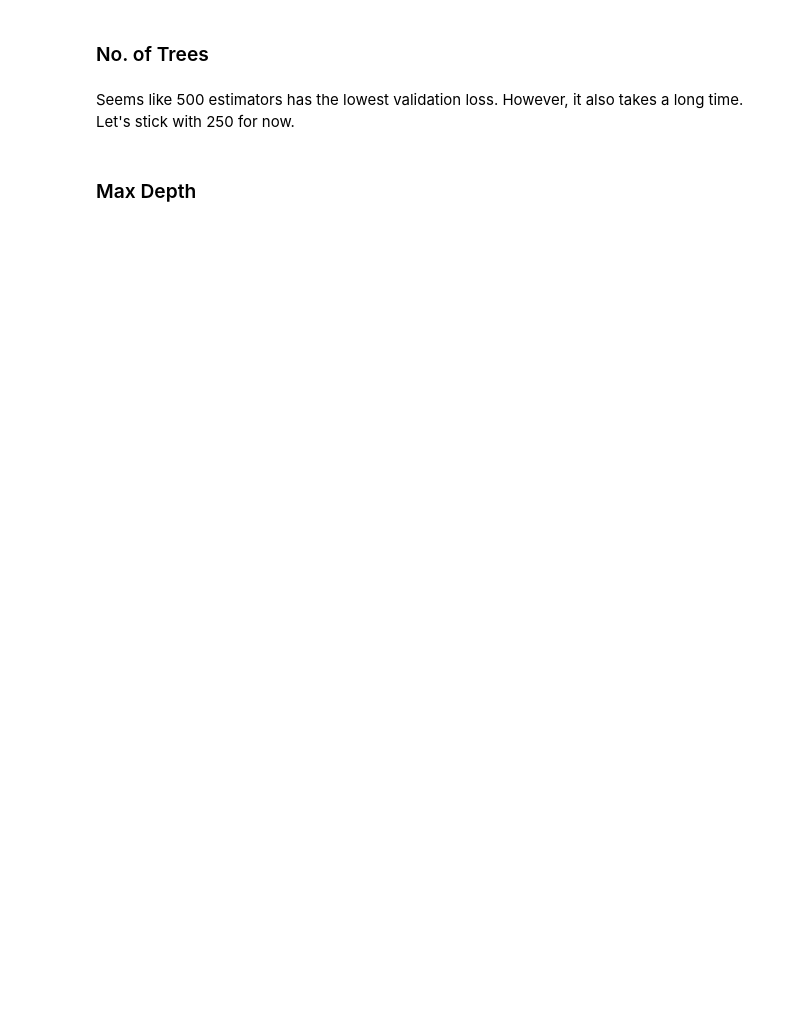
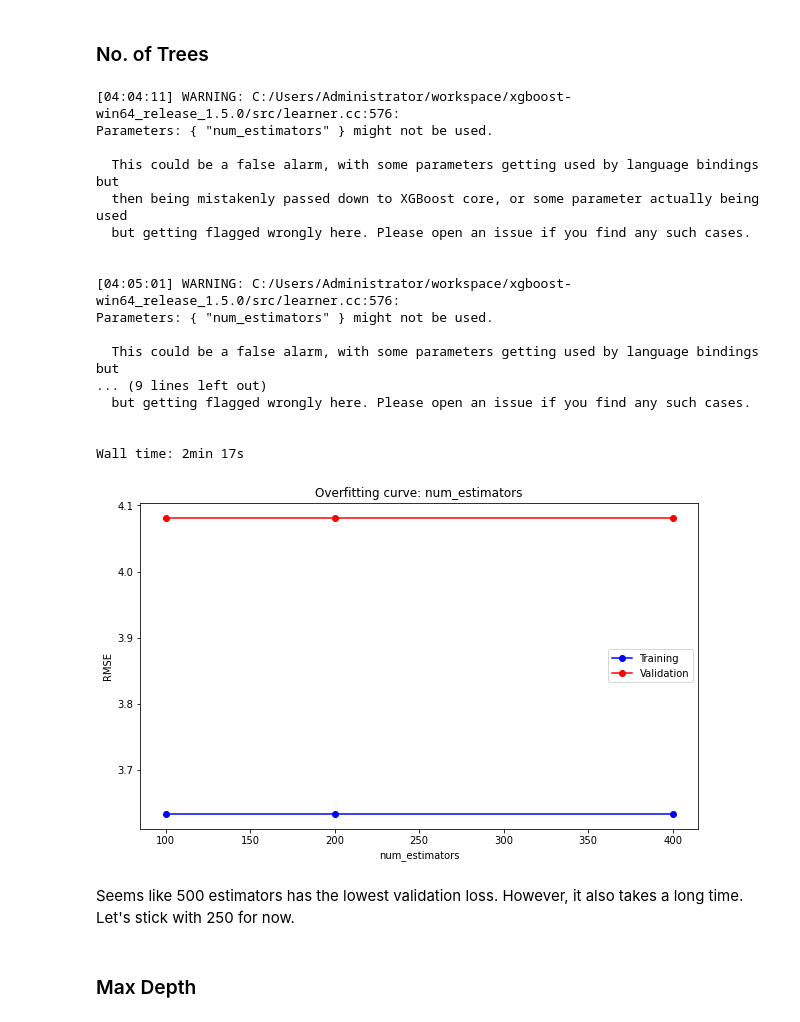
Before and after one commit to AndreasDeSousa/Data_Science_Analysis_Projects, a Jupyter notebook: Machine Learning/New York Taxi Fare Prediction/New York Taxi Fare Prediction.ipynb, the cells around one changed output. Saved outputs shown, nothing was run; the diff lists cells and outputs as text; code cells hidden in the pictures; blank space fills up the shorter version.

```diff
--- a/Machine Learning/New York Taxi Fare Prediction/New York Taxi Fare Prediction.ipynb
+++ b/Machine Learning/New York Taxi Fare Prediction/New York Taxi Fare Prediction.ipynb
@@ -835,0 +1306,3 @@ See https://scikit-learn.org/stable/modules/generated/sklearn.ensemble.RandomFor
+# %%
+%%time
+model_2.fit(train_inputs, train_targets)
@@ -846,0 +1350,5 @@ See https://xgboost.readthedocs.io/en/latest/python/python_api.html#module-xgboo
+# %%
+model_3 = XGBRegressor(max_depth= 5, objective = 'reg:squarederror', n_estimators=200, random_state=42, n_jobs=-1)
+# %%
+%%time
+model_3.fit(train_inputs, train_targets)
@@ -900,9 +1442,32 @@ def test_param_and_plot(ModelClass, param_name, param_values, **other_params):
 best_params = {
     'random_state': 42,
     'n_jobs': -1,
-    'objective': 'reg:squarederror'
+    'objective': 'reg:squarederror',
+    'learning_rate': 0.05
 }
 # %% [markdown]
 ### No. of Trees
+# %%
+%%time
+test_param_and_plot(XGBRegressor, 'num_estimators', [100, 200, 400], **best_params)
+# %% [output]
+[04:04:11] WARNING: C:/Users/Administrator/workspace/xgboost-win64_release_1.5.0/src/learner.cc:576:
+Parameters: { "num_estimators" } might not be used.
+
+  This could be a false alarm, with some parameters getting used by language bindings but
+  then being mistakenly passed down to XGBoost core, or some parameter actually being used
+  but getting flagged wrongly here. Please open an issue if you find any such cases.
+
+
+[04:05:01] WARNING: C:/Users/Administrator/workspace/xgboost-win64_release_1.5.0/src/learner.cc:576:
+Parameters: { "num_estimators" } might not be used.
+
+  This could be a false alarm, with some parameters getting used by language bindings but
+... (9 lines left out)
+  but getting flagged wrongly here. Please open an issue if you find any such cases.
+
+
+Wall time: 2min 17s
+[figure, added]
 # %% [markdown]
 Seems like 500 estimators has the lowest validation loss. However, it also takes a long time. Let's stick with 250 for now.
```
Also changed, not shown: parts of 110 cells of this notebook, 3 other files.
